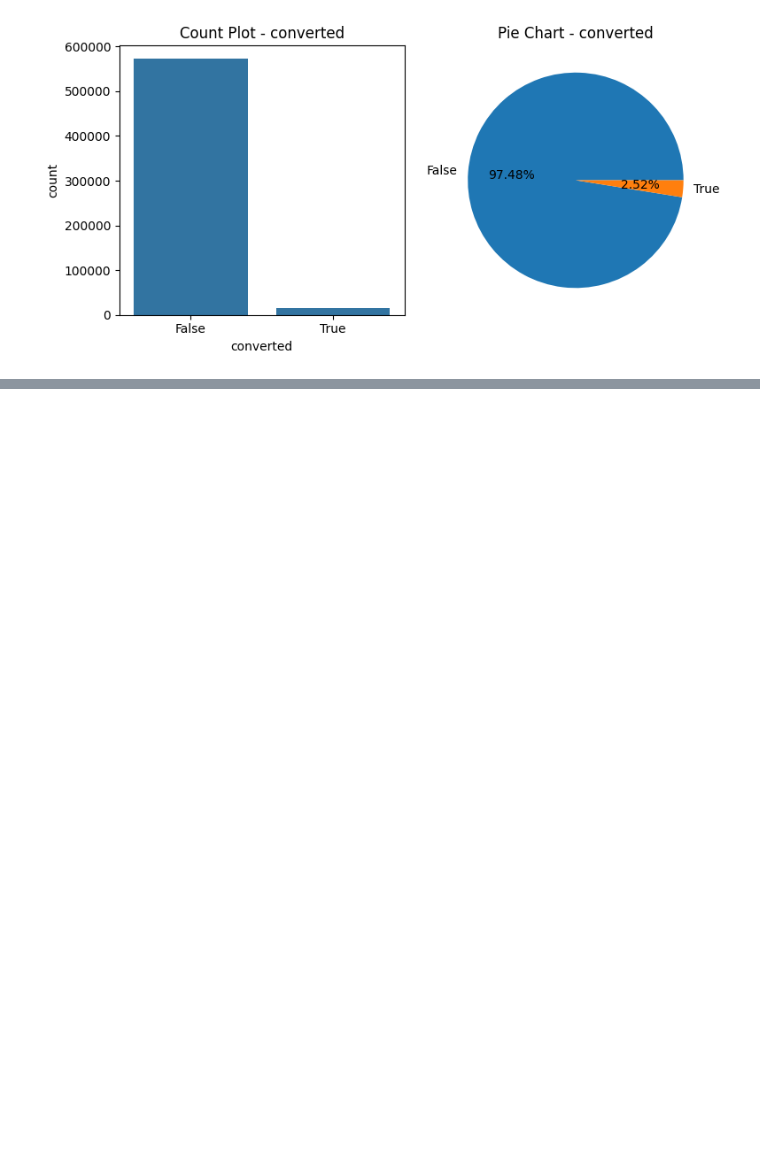
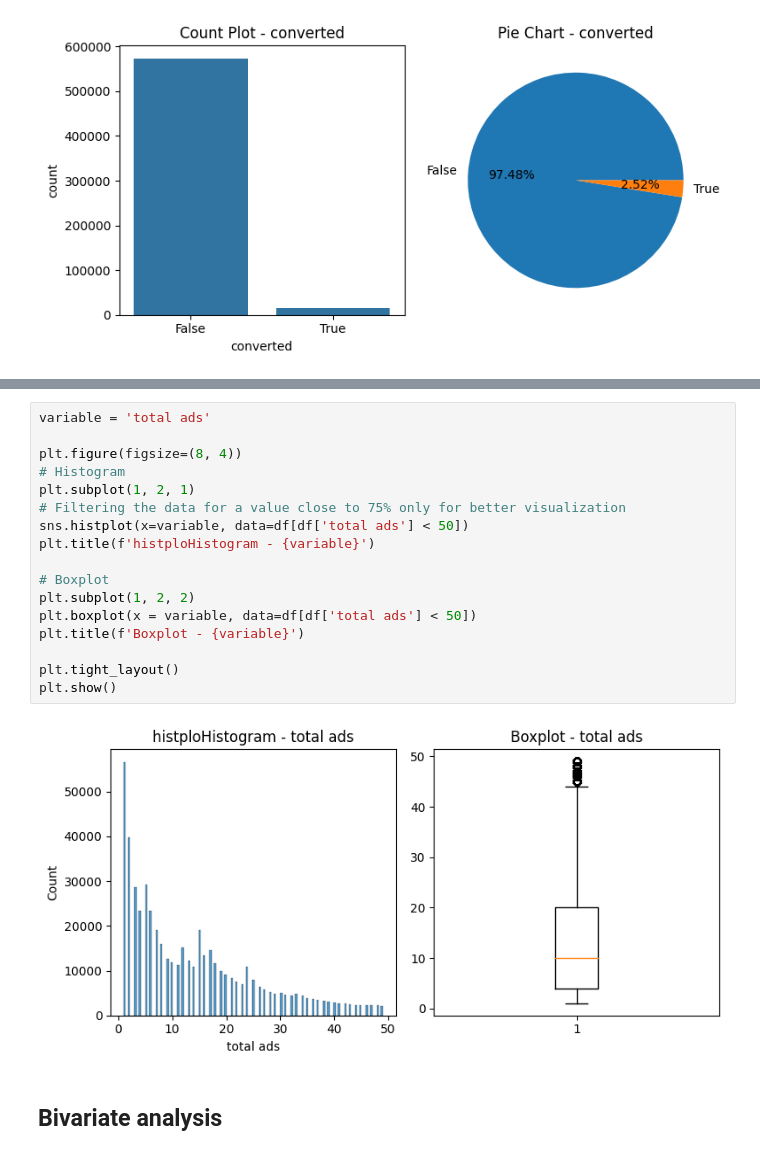
Before and after one commit to AlexanderGajduk/A_B_testing, a Jupyter notebook: marketing_AB.ipynb, the cells around one changed output, grey strips where cells are left out. Saved outputs shown, nothing was run; the diff lists cells and outputs as text; blank space fills up the shorter version.

```diff
--- a/marketing_AB.ipynb
+++ b/marketing_AB.ipynb
@@ -113,0 +185,21 @@ plt.show()
+# %%
+variable = 'total ads'
+
+plt.figure(figsize=(8, 4))
+# Histogram
+plt.subplot(1, 2, 1)
+# Filtering the data for a value close to 75% only for better visualization
+sns.histplot(x=variable, data=df[df['total ads'] < 50])
+plt.title(f'histploHistogram - {variable}')
+
+# Boxplot
+plt.subplot(1, 2, 2)
+plt.boxplot(x = variable, data=df[df['total ads'] < 50])
+plt.title(f'Boxplot - {variable}')
+
+plt.tight_layout()
+plt.show()
+# %% [output]
+[figure, added]
+# %% [markdown]
+## Bivariate analysis
```
Also changed, not shown: parts of 7 cells of this notebook.
